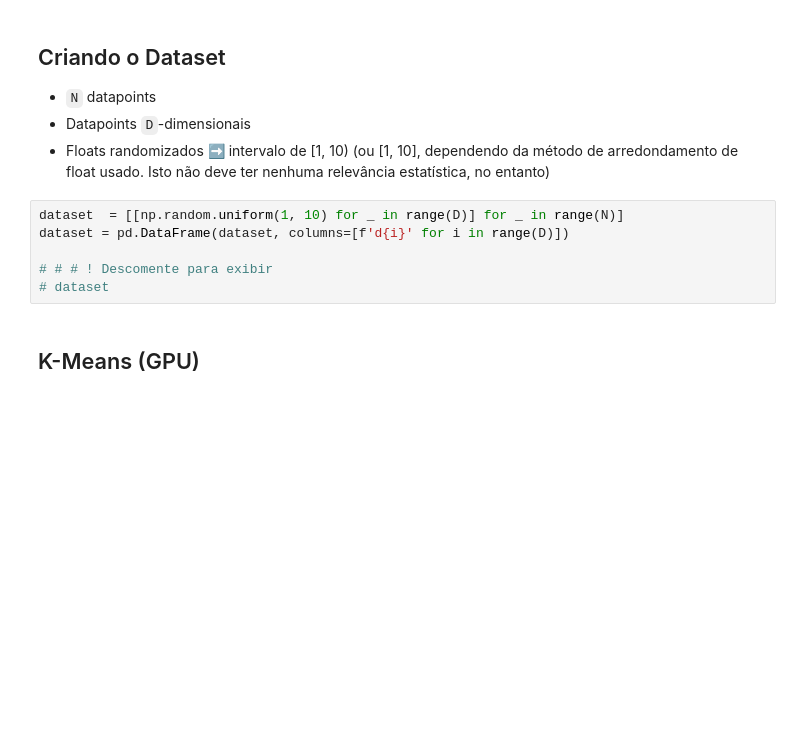
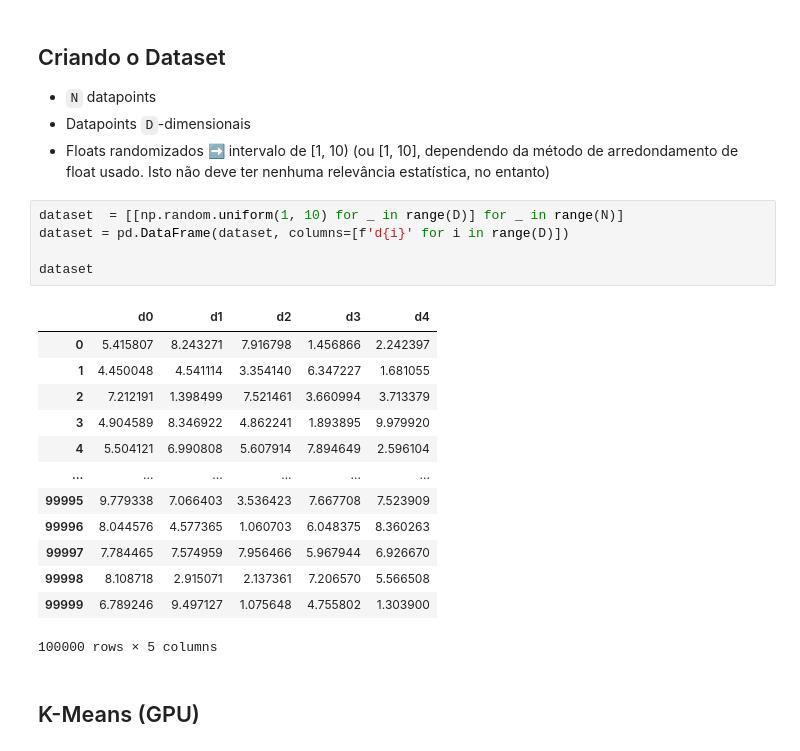
Before and after one commit to vinivosh/ufu-tcc2, a Jupyter notebook: code/examples-and-tests/kMeansGPU.ipynb, the cells around one changed output. Saved outputs shown, nothing was run; the diff lists cells and outputs as text; blank space fills up the shorter version.

```diff
--- a/code/examples-and-tests/kMeansGPU.ipynb
+++ b/code/examples-and-tests/kMeansGPU.ipynb
@@ -33,8 +31,21 @@ MAX_ITERATIONS = 500
 # %%
 dataset  = [[np.random.uniform(1, 10) for _ in range(D)] for _ in range(N)]
 dataset = pd.DataFrame(dataset, columns=[f'd{i}' for i in range(D)])
 
-# # # ! Descomente para exibir
-# dataset
+dataset
+# %% [output]
+|  | d0 | d1 | d2 | d3 | d4 |
+| 0 | 5.415807 | 8.243271 | 7.916798 | 1.456866 | 2.242397 |
+| 1 | 4.450048 | 4.541114 | 3.354140 | 6.347227 | 1.681055 |
+| 2 | 7.212191 | 1.398499 | 7.521461 | 3.660994 | 3.713379 |
+| 3 | 4.904589 | 8.346922 | 4.862241 | 1.893895 | 9.979920 |
+| 4 | 5.504121 | 6.990808 | 5.607914 | 7.894649 | 2.596104 |
+| ... | ... | ... | ... | ... | ... |
+| 99995 | 9.779338 | 7.066403 | 3.536423 | 7.667708 | 7.523909 |
+| 99996 | 8.044576 | 4.577365 | 1.060703 | 6.048375 | 8.360263 |
+| 99997 | 7.784465 | 7.574959 | 7.956466 | 5.967944 | 6.926670 |
+| 99998 | 8.108718 | 2.915071 | 2.137361 | 7.206570 | 5.566508 |
+| 99999 | 6.789246 | 9.497127 | 1.075648 | 4.755802 | 1.303900 |
+100000 rows × 5 columns
 # %% [markdown]
 ## K-Means (GPU)
```
Also changed, not shown: parts of 8 cells of this notebook, 1 other file.
